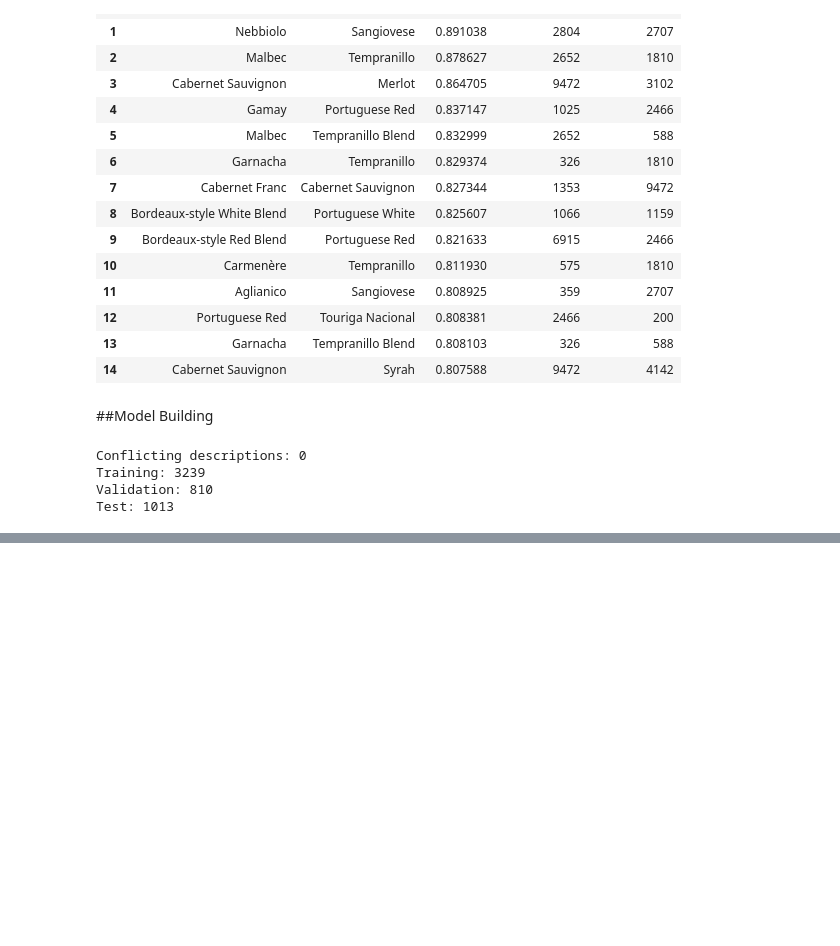
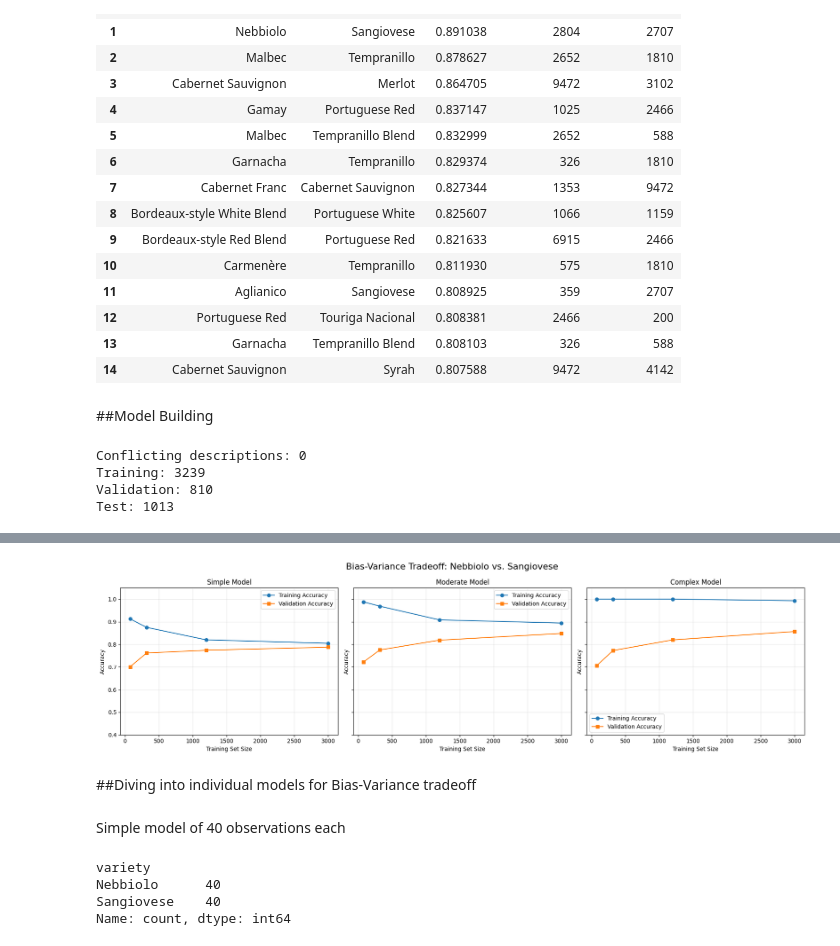
Before and after one commit to OwenLoughery/Project3-Wine_Reviews, a Jupyter notebook: 4401_Project_3_Model_Stanley.ipynb, the cells around one changed output, grey strips where cells are left out. Cells and saved outputs as stored; diff of their text form; code cells hidden in the pictures; blank space fills up the shorter version.

```diff
--- a/4401_Project_3_Model_Stanley.ipynb
+++ b/4401_Project_3_Model_Stanley.ipynb
@@ -235,0 +307,69 @@ def create_model(config):
+# %%
+fig, axes = plt.subplots(1, 3, figsize=(18, 5), sharey=True)
+
+for ax, name in zip(axes, model_configs):
+
+    subset = results_df[
+        results_df["Model"] == name
+    ]
+
+    ax.plot(
+        subset["Training Size"],
+        subset["Train Accuracy"],
+        marker="o",
+        label="Training Accuracy"
+    )
+
+    ax.plot(
+        subset["Training Size"],
+        subset["Validation Accuracy"],
+        marker="s",
+        label="Validation Accuracy"
+    )
+
+    ax.set_title(f"{name} Model")
+    ax.set_xlabel("Training Set Size")
+    ax.set_ylabel("Accuracy")
+    ax.set_ylim(0.4, 1.05)
+    ax.grid(alpha=0.3)
+    ax.legend()
+
+fig.suptitle(
+    "Bias-Variance Tradeoff: Nebbiolo vs. Sangiovese",
+    fontsize=16
+)
+
+plt.tight_layout()
+plt.show()
+# %% [output]
+[figure, added]
+# %% [markdown]
+##Diving into individual models for Bias-Variance tradeoff
+# %% [markdown]
+Simple model of 40 observations each
+# %%
+rng = np.random.default_rng(42)
+
+nebbiolo_idx = rng.choice(
+    np.flatnonzero(y_train.to_numpy() == "Nebbiolo"),
+    size=40,
+    replace=False
+)
+
+sangiovese_idx = rng.choice(
+    np.flatnonzero(y_train.to_numpy() == "Sangiovese"),
+    size=40,
+    replace=False
+)
+
+subset_idx = np.concatenate([nebbiolo_idx, sangiovese_idx])
+
+X_small = X_train.iloc[subset_idx]
+y_small = y_train.iloc[subset_idx]
+
+print(y_small.value_counts())
+# %% [output]
+variety
+Nebbiolo      40
+Sangiovese    40
+Name: count, dtype: int64
```
Also changed, not shown: parts of 33 cells of this notebook.
